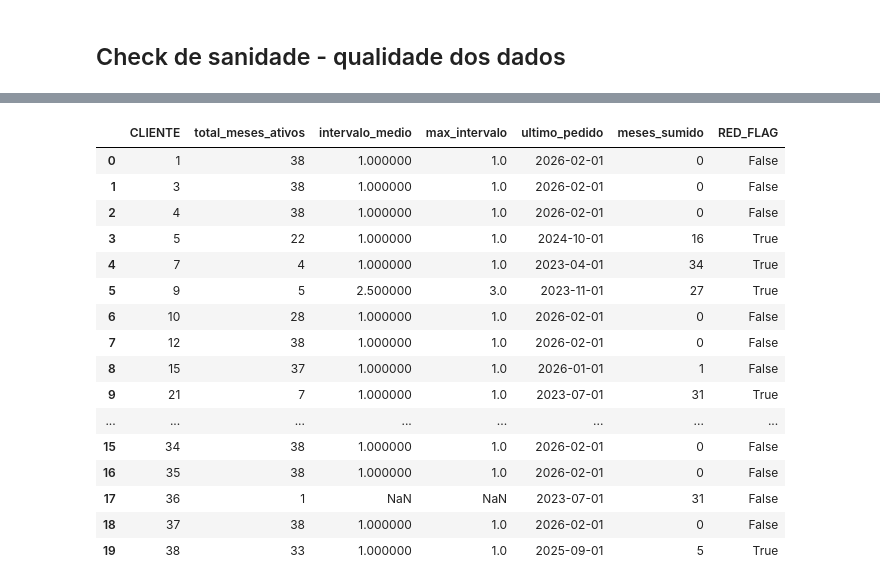
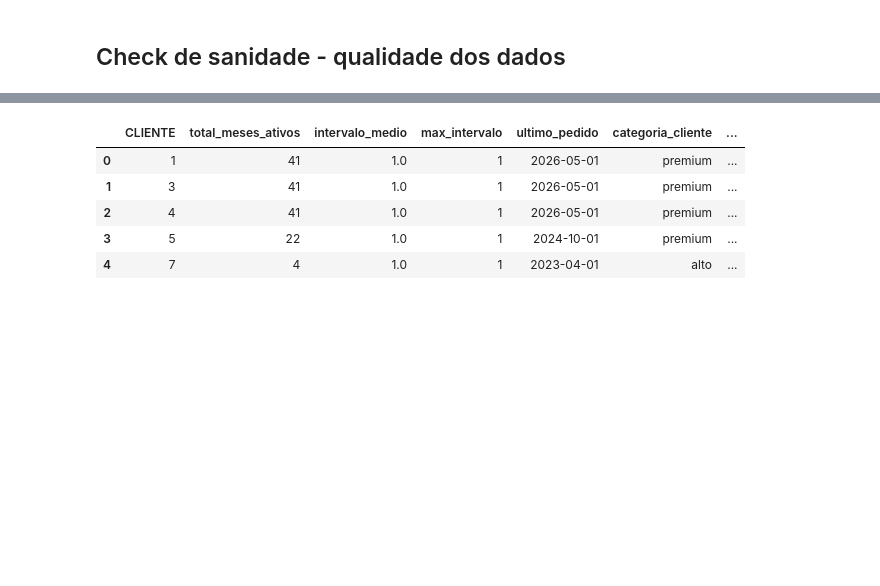
Before and after one commit to stephanie-mendes26/curtomer_churn_prediction, a Jupyter notebook: notebooks/01_pedidos_eda.ipynb, the cells around one changed output, grey strips where cells are left out. Drawn from its saved outputs; the diff is of its cells as text; code cells hidden in the pictures; blank space fills up the shorter version.

```diff
--- a/notebooks/01_pedidos_eda.ipynb
+++ b/notebooks/01_pedidos_eda.ipynb
@@ -262,5 +397,6 @@ Necessidade de segmentaçao -
 # %%
-def classificar_volume(x):
+#Classificacao dos pedidos por cliente conforme o volume de pedidos por mes
+def classificar_volume_mes(x):
     if x <= 2:
         return "baixo"
     elif x <= 5:
@@ -268,6 +404,6 @@ def classificar_volume(x):
     else:
         return "alto"
 
-cliente_mes["categoria_volume"] = cliente_mes["total_pedidos"].apply(classificar_volume)
-cliente_mes["categoria_volume"].value_counts(normalize=True)
+cliente_mes["categoria_pedido"] = cliente_mes["total_pedidos"].apply(classificar_volume_mes)
+cliente_mes["categoria_pedido"].value_counts(normalize=True)
 # %% [output]
@@ -278,0 +425,13 @@ Name: proportion, dtype: float64
+# %%
+def classificar_volume_mes(x):
+    if x <= 2:
+        return "baixo"
+    elif x <= 5:
+        return "medio"
+    elif x <= 19:
+        return "alto"
+    else:
+        return "premium"
+
+cliente_mes["categoria_pedido"] = cliente_mes["total_pedidos"].apply(classificar_volume_mes)
+cliente_mes["categoria_pedido"].value_counts(normalize=True)
@@ -395,36 +602,42 @@ Os clientes pequenos sao mais variáveis.
 # %%
-# Agrupando para entender o padrão de cada um
-cliente_mes_fidelidade = cliente_mes.groupby("CLIENTE").agg(
-    total_meses_ativos=("ANO_MES", "count"),
-    intervalo_medio=("meses_desde_ultimo", lambda x: x[x > 0].mean()), # Média dos intervalos reais
-    max_intervalo=("meses_desde_ultimo", "max"), # Maior tempo que ele já sumiu
-    ultimo_pedido=("ANO_MES", "max")
+# Agrupando para entender o padrao de cada cliente
+
+# ultimo mes de cada cliente para capturar tendencia
+ultimo_mes_cliente = (
+    cliente_mes.sort_values('ANO_MES')
+    .groupby('CLIENTE')
+    .last()
+    .reset_index()[['CLIENTE', 'total_valor', 'ticket_medio']]
+    .rename(columns={'total_valor': 'valor_ultimo_mes', 'ticket_medio': 'ticket_medio_ultimo_mes'})
+)
+
+cliente_fidelidade = cliente_mes.groupby('CLIENTE').agg(
+    total_meses_ativos=('ANO_MES',           'count'),
+    intervalo_medio=('meses_desde_ultimo',   lambda x: x[x > 0].mean()),
+    max_intervalo=('meses_desde_ultimo',     'max'),
+    ultimo_pedido=('ANO_MES',               'max'),
+    categoria_cliente=('categoria_pedido',   lambda x: x.mode().iloc[0] if not x.mode().empty else None),
+    total_valor_historico=('total_valor',    'sum'),
+    ticket_medio_geral=('ticket_medio',     'mean'),
 ).reset_index()
 
-# Calculando há quanto tempo ele não aparece desde hoje (Recência)
-hoje = cliente_mes["ANO_MES"].max()
-cliente_mes_fidelidade["meses_sumido"] = (hoje.year - cliente_mes_fidelidade["ultimo_pedido"].dt.year) * 12 + \
-                                     (hoje.month - cliente_mes_fidelidade["ultimo_pedido"].dt.month)
+# Garantir que ultimo_pedido seja Timestamp
+cliente_fidelidade['ultimo_pedido'] = pd.to_datetime(cliente_fidelidade['ultimo_pedido'].astype(str))
 
-# Criando a Red Flag Dinâmica
-# Se o tempo sumido for maior que a média dele + um "respiro", é Red Flag
-cliente_mes_fidelidade["RED_FLAG"] = cliente_mes_fidelidade["meses_sumido"] > (cliente_mes_fidelidade["intervalo_medio"] + 1)
-cliente_mes_fidelidade.head(20)
+# Recencia: ha quantos meses ele nao aparece
+cliente_fidelidade['meses_sumido'] = (
+    (DATA_REF.year  - cliente_fidelidade['ultimo_pedido'].dt.year)  * 12 +
+    (DATA_REF.month - cliente_fidelidade['ultimo_pedido'].dt.month)
+)
+
+# Tendencia: valor e ticket do ultimo mes
+cliente_fidelidade = cliente_fidelidade.merge(ultimo_mes_cliente, on='CLIENTE', how='left')
+
+cliente_fidelidade.head(5)
 # %% [output]
-|  | CLIENTE | total_meses_ativos | intervalo_medio | max_intervalo | ultimo_pedido | meses_sumido | RED_FLAG |
-| 0 | 1 | 38 | 1.000000 | 1.0 | 2026-02-01 | 0 | False |
-| 1 | 3 | 38 | 1.000000 | 1.0 | 2026-02-01 | 0 | False |
-| 2 | 4 | 38 | 1.000000 | 1.0 | 2026-02-01 | 0 | False |
-| 3 | 5 | 22 | 1.000000 | 1.0 | 2024-10-01 | 16 | True |
-| 4 | 7 | 4 | 1.000000 | 1.0 | 2023-04-01 | 34 | True |
-| 5 | 9 | 5 | 2.500000 | 3.0 | 2023-11-01 | 27 | True |
-| 6 | 10 | 28 | 1.000000 | 1.0 | 2026-02-01 | 0 | False |
-| 7 | 12 | 38 | 1.000000 | 1.0 | 2026-02-01 | 0 | False |
-| 8 | 15 | 37 | 1.000000 | 1.0 | 2026-01-01 | 1 | False |
-| 9 | 21 | 7 | 1.000000 | 1.0 | 2023-07-01 | 31 | True |
-| ... | ... | ... | ... | ... | ... | ... | ... |
-| 15 | 34 | 38 | 1.000000 | 1.0 | 2026-02-01 | 0 | False |
-| 16 | 35 | 38 | 1.000000 | 1.0 | 2026-02-01 | 0 | False |
-| 17 | 36 | 1 | NaN | NaN | 2023-07-01 | 31 | False |
-| 18 | 37 | 38 | 1.000000 | 1.0 | 2026-02-01 | 0 | False |
-| 19 | 38 | 33 | 1.000000 | 1.0 | 2025-09-01 | 5 | True |
+|  | CLIENTE | total_meses_ativos | intervalo_medio | max_intervalo | ultimo_pedido | categoria_cliente | ... |
+| 0 | 1 | 41 | 1.0 | 1 | 2026-05-01 | premium | ... |
+| 1 | 3 | 41 | 1.0 | 1 | 2026-05-01 | premium | ... |
+| 2 | 4 | 41 | 1.0 | 1 | 2026-05-01 | premium | ... |
+| 3 | 5 | 22 | 1.0 | 1 | 2024-10-01 | premium | ... |
+| 4 | 7 | 4 | 1.0 | 1 | 2023-04-01 | alto | ... |
```
Also changed, not shown: parts of 70 cells of this notebook, 12 other files.
